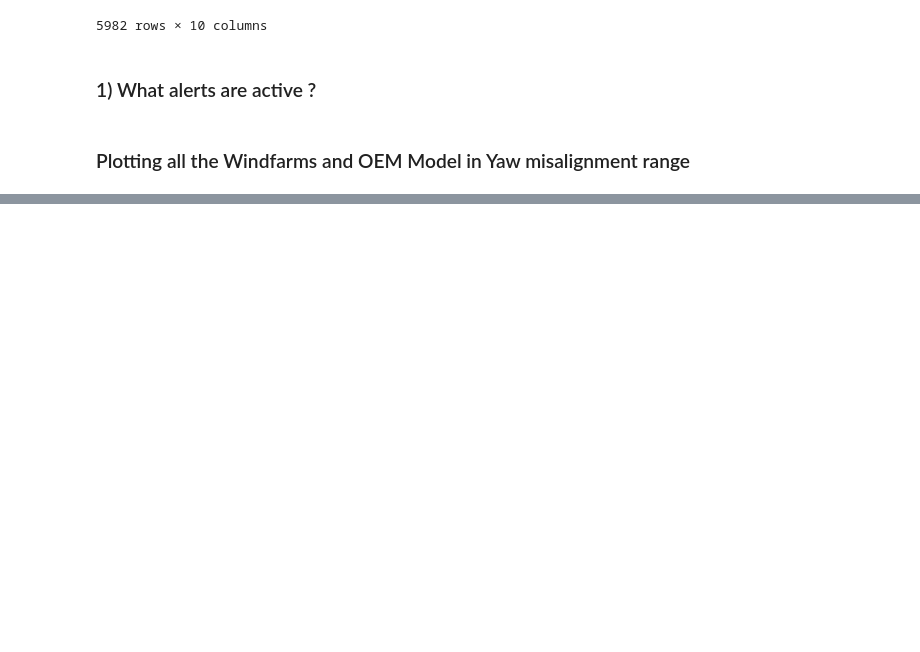
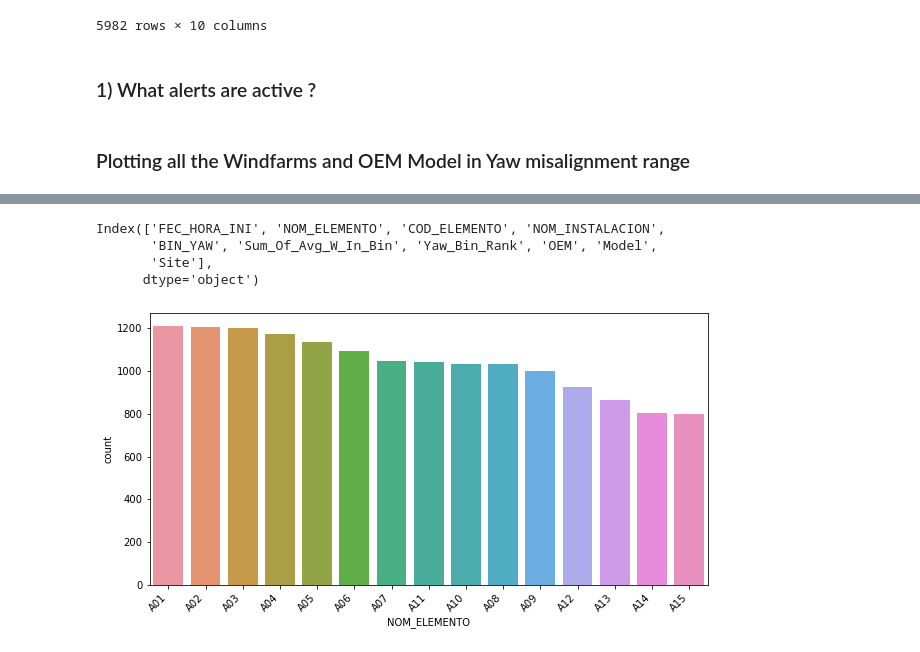
Before and after one commit to code-JOA/Wind-Turbine-Project, a Jupyter notebook: notebooks/OEM-Analysis.ipynb, the cells around one changed output, grey strips where cells are left out. Saved outputs shown, nothing was run; the diff lists cells and outputs as text; code cells hidden in the pictures; blank space fills up the shorter version.

```diff
--- a/notebooks/OEM-Analysis.ipynb
+++ b/notebooks/OEM-Analysis.ipynb
@@ -226,0 +250,15 @@ oem_yaw_rank1
+# %%
+oem_yaw_data.columns
+# %% [output]
+Index(['FEC_HORA_INI', 'NOM_ELEMENTO', 'COD_ELEMENTO', 'NOM_INSTALACION',
+       'BIN_YAW', 'Sum_Of_Avg_W_In_Bin', 'Yaw_Bin_Rank', 'OEM', 'Model',
+       'Site'],
+      dtype='object')
+# %%
+plt.figure(figsize = (10, 5))
+ax = sns.countplot(x= "NOM_ELEMENTO" ,data = oem_yaw_data,
+              order = oem_yaw_data['NOM_ELEMENTO'].value_counts().iloc[:15].index)
+ax.set_xticklabels(ax.get_xticklabels(), rotation=45, horizontalalignment='right');
+plt.show()
+# %% [output]
+[figure, added]
```
Also changed, not shown: parts of 3 cells of this notebook.
